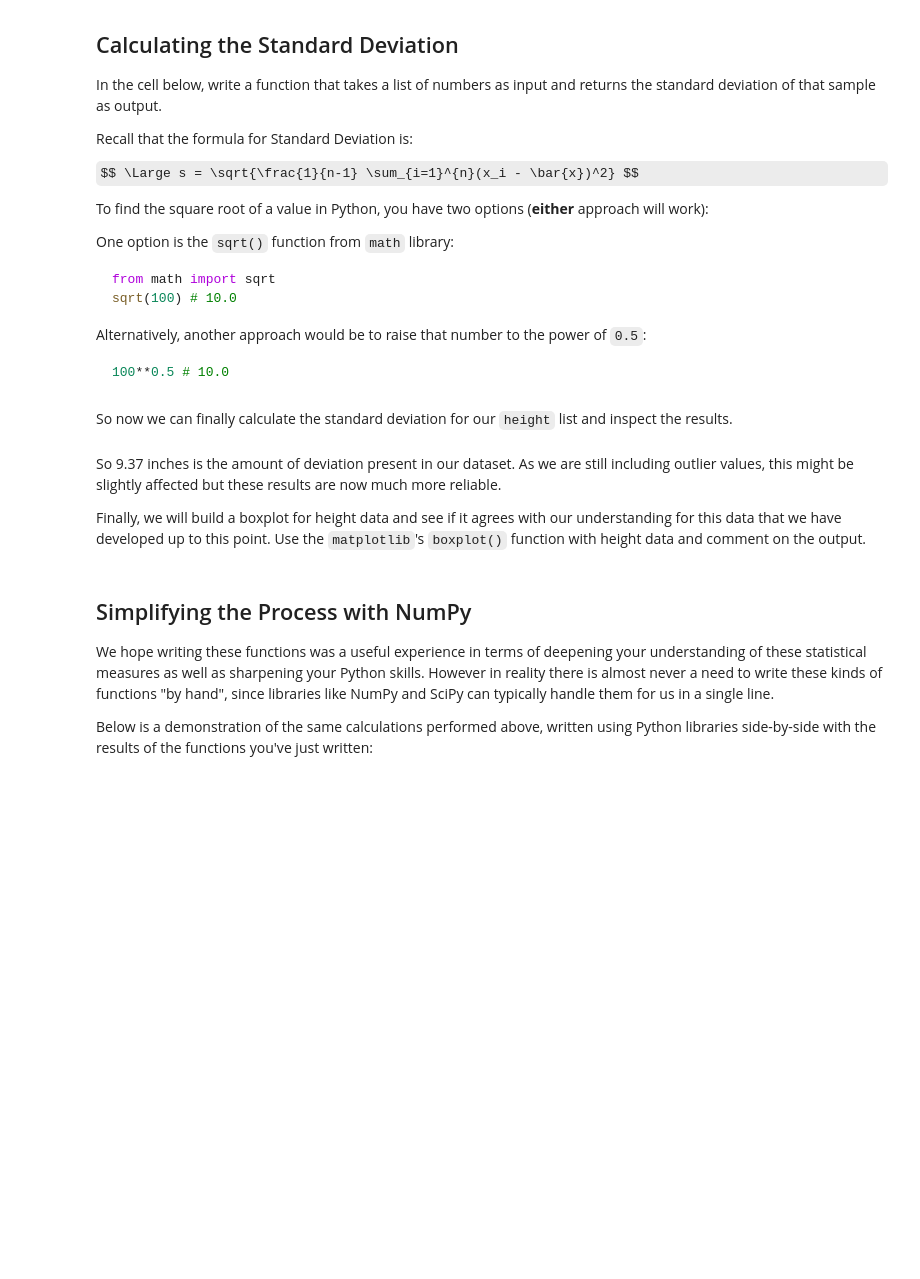
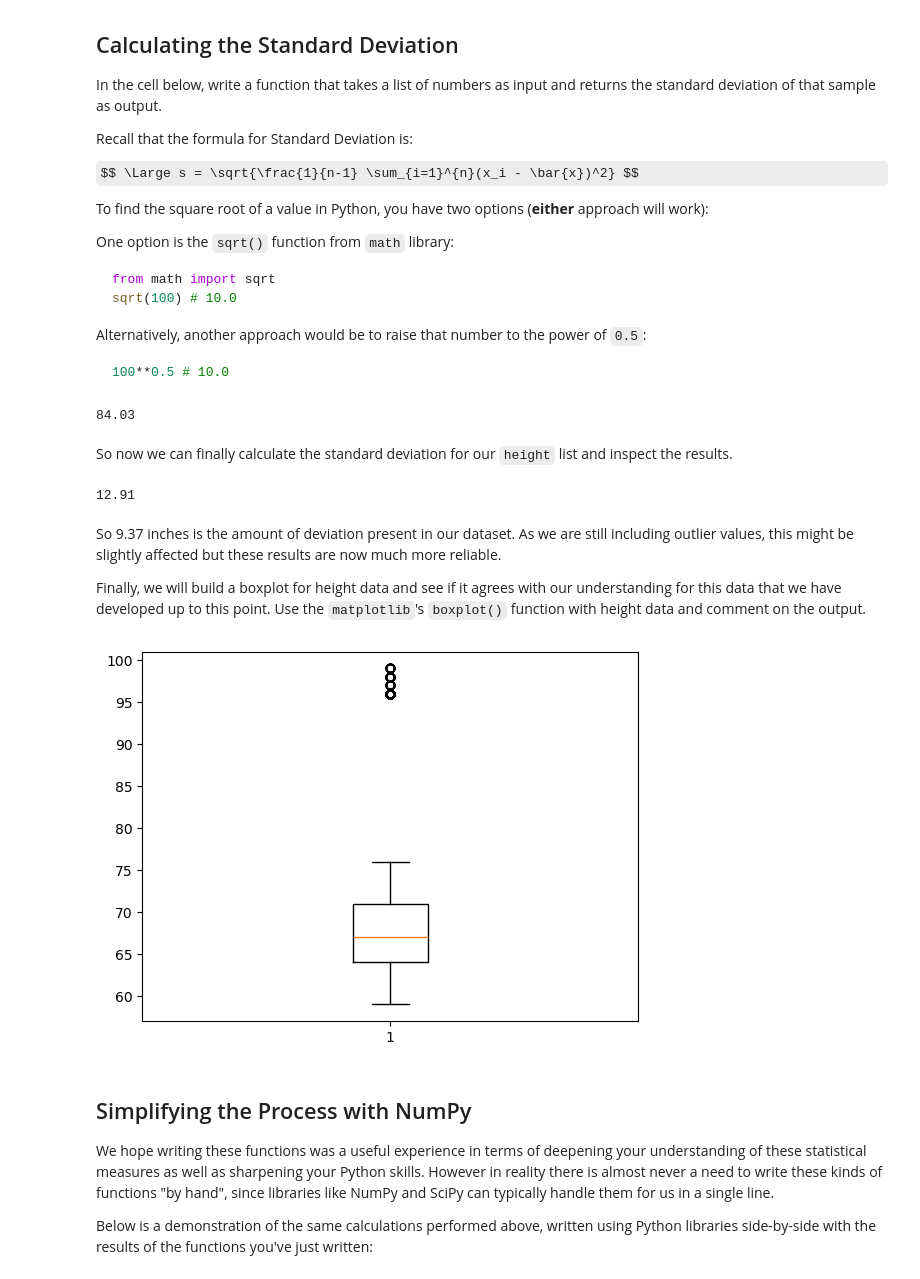
Before and after one commit to agapegit05/dsc-implementing-statistics-with-functions-lab, a Jupyter notebook: index.ipynb, the cells around one changed output. Drawn from its saved outputs; the diff is of its cells as text; code cells hidden in the pictures; some formulas as TeX source; blank space fills up the shorter version.

```diff
--- a/index.ipynb
+++ b/index.ipynb
@@ -328,23 +328,27 @@ def get_mode(data):
     frequency_dict = {}
 
     for height in data:
-        # If an element is not in the dict, add it to the dict with value 1
-        # If an element is already in the dict, +1 the value in place
-        None
-
+        if height not in frequency_dict: # If an element is not in the dict, add it to the dict with value 1
+            frequency_dict[height] = 1   # If an element is already in the dict, +1 the value in place
+    else:
+        #if height in data:
+        frequency_dict[height] += 1
     # Find the frequency of the mode(s) by finding the largest
     # value in frequency_dict
-    highest_freq = None
+
 
     # Create a list for mode values
+    highest_freq = max(frequency_dict.values())
+
     modes = []
 
     # From the dictionary, add element(s) to the modes list with max frequency
-    for height, frequency in frequency_dict.items():
-        None
+for height, frequency in frequency_dict.items():
+    if frequency == highest_freq:
+           modes.append(height)
 
     # Return the mode list
-    return modes
+return modes
 
 test1 = [1, 2, 3, 5, 5, 4]
 test2 = [1, 1, 1, 2, 3, 4, 5, 5, 5]
@@ -434,20 +453,24 @@ from math import sqrt
 
 def get_stddev(sample):
 
-    stddev = None
+    stddev = sqrt(get_variance(test))
 
     return round(stddev, 2)
 
 test = [120,112,131,211,312,90]
 
 get_stddev(test) # 84.03
+# %% [output]
+84.03
 # %% [markdown]
 So now we can finally calculate the standard deviation for our `height` list and inspect the results.
 # %%
 # Replace None with appropriate code
-standard_deviation = None
+standard_deviation = get_stddev(height)
 
 standard_deviation # 9.37
+# %% [output]
+12.91
 # %% [markdown]
 So 9.37 inches is the amount of deviation present in our dataset. As we are still including outlier values, this might be slightly affected but these results are now much more reliable.
 
@@ -455,7 +478,9 @@ Finally, we will build a boxplot for height data and see if it agrees with our u
 # %%
 # Replace None with appropriate code
 # A boxplot should display below
-plt.boxplot(None);
+plt.boxplot(height);
+# %% [output]
+[figure, added]
 # %% [markdown]
 ## Simplifying the Process with NumPy
 
```
Also changed, not shown: parts of 9 cells of this notebook.
